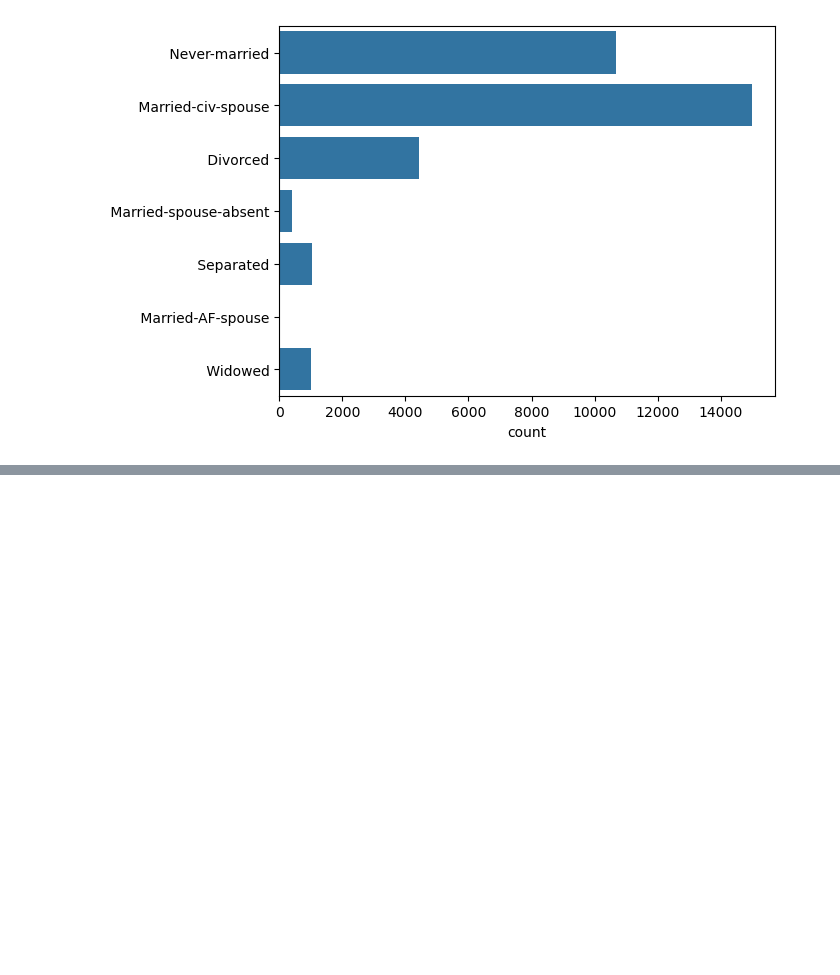
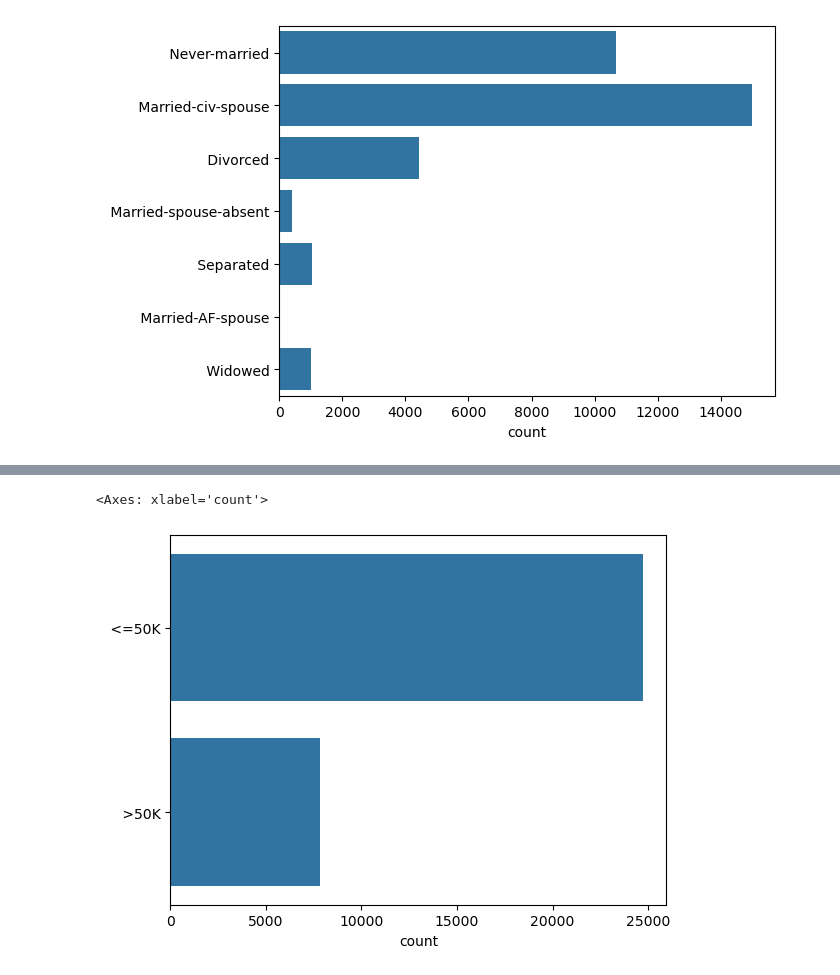
Before and after one commit to Dionmax/BurningMyBrain, a Jupyter notebook: EstatisticaDataScience/Distributions.ipynb, the cells around one changed output, grey strips where cells are left out. Saved outputs shown, nothing was run; the diff lists cells and outputs as text; code cells hidden in the pictures; blank space fills up the shorter version.

```diff
--- a/EstatisticaDataScience/Distributions.ipynb
+++ b/EstatisticaDataScience/Distributions.ipynb
@@ -503,0 +511,7 @@ sns.countplot(census_marital_status)
+# %%
+census_income = np.array(census_data['income'])
+
+sns.countplot(census_income)
+# %% [output]
+<Axes: xlabel='count'>
+[figure, added]
```
Also changed, not shown: parts of 37 cells of this notebook.
